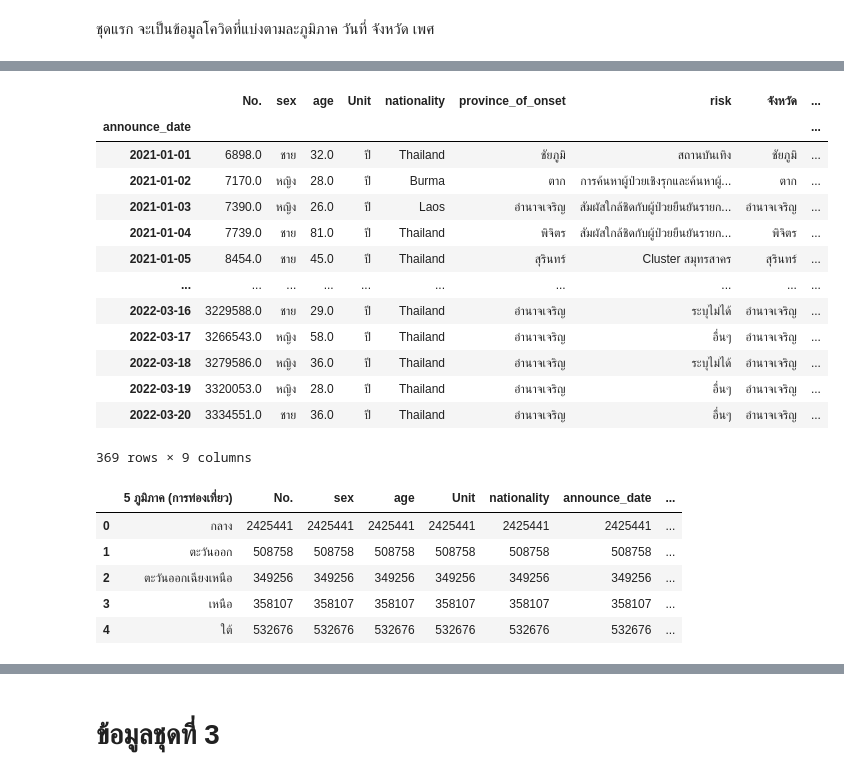
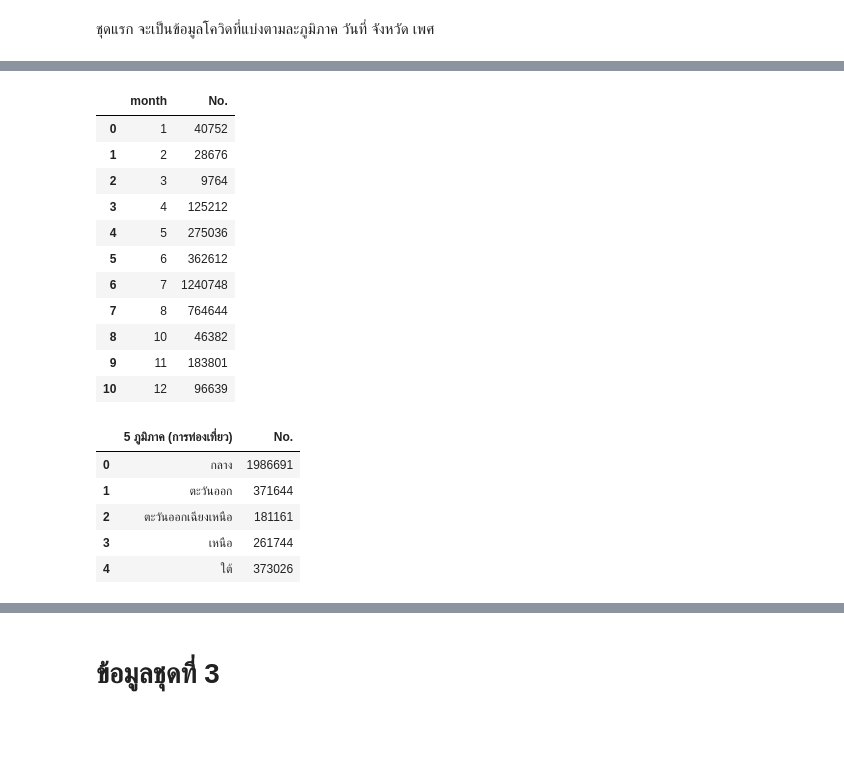
Before and after one commit to team0243/data_viz_2022, a Jupyter notebook: data_viz_project.ipynb, the cells around one changed output, grey strips where cells are left out. Saved outputs shown, nothing was run; the diff lists cells and outputs as text; code cells hidden in the pictures; blank space fills up the shorter version.

```diff
--- a/data_viz_project.ipynb
+++ b/data_viz_project.ipynb
@@ -841,3 +841,8 @@ data_cl2.head(10)
 | 7 | 1864.0 | หญิง | 46.0 | ปี | Thailand | 2020-04-02 | อำนาจเจริญ | คนไทยเดินทางกลับจากต่างประเทศ | อำนาจเจริญ | ... |
 | 8 | 6493.0 | หญิง | 37.0 | ปี | Thailand | 2020-12-30 | อำนาจเจริญ | Cluster ระยอง | อำนาจเจริญ | ... |
 | 9 | 6493.0 | หญิง | 37.0 | ปี | Thailand | 2020-12-30 | อำนาจเจริญ | Cluster ระยอง | อำนาจเจริญ | ... |
+# %%
+data_t = pd.DataFrame(data_cl2)
+data_t['announce_date'] = pd.to_datetime(data_t['announce_date'], format = "%d/%m/%Y")
+data_t['year'] = data_t['announce_date'].dt.year
+data_t['month'] = data_t['announce_date'].dt.month
@@ -844,7 +865,7 @@ data_cl2.head(10)
 # %% [markdown]
 ## ใช้ข้อมูลตั้งแต่วันที่ 1 มกราคม 2564 ถึง 20 มีนาคม 2565
 # %%
-data_cl3 = data_cl2[(data_cl2['announce_date']>='2021-01-01') & (data_cl2['announce_date']<='2022-03-20')]
+data_cl3 = data_t[(data_cl2['announce_date']>='2021-01-01') & (data_cl2['announce_date']<='2021-12-31')]
 data_cl3
 # %% [output]
 |  | No. | sex | age | Unit | nationality | announce_date | province_of_onset | risk | จังหวัด | ... |
@@ -893,28 +913,26 @@ list_of_province
 # %%
-list_of_date = data_cl3.groupby(['announce_date']).first() ## หาข้อมูลผู้ติดเชื้อโควิค-19 แบ่งตามวันที่
-list_of_date
+list_of_month = data_cl3.groupby(['month']).count().reset_index().iloc[:,:2] ## หาข้อมูลผู้ติดเชื้อโควิค-19 แบ่งตามวันที่
+list_of_month
 # %% [output]
-|  | No. | sex | age | Unit | nationality | province_of_onset | risk | จังหวัด | ... |
-| announce_date |  |  |  |  |  |  |  |  | ... |
-| 2021-01-01 | 6898.0 | ชาย | 32.0 | ปี | Thailand | ชัยภูมิ | สถานบันเทิง | ชัยภูมิ | ... |
-| 2021-01-02 | 7170.0 | หญิง | 28.0 | ปี | Burma | ตาก | การค้นหาผู้ป่วยเชิงรุกและค้นหาผู้... | ตาก | ... |
-| 2021-01-03 | 7390.0 | หญิง | 26.0 | ปี | Laos | อำนาจเจริญ | สัมผัสใกล้ชิดกับผู้ป่วยยืนยันรายก... | อำนาจเจริญ | ... |
-| 2021-01-04 | 7739.0 | ชาย | 81.0 | ปี | Thailand | พิจิตร | สัมผัสใกล้ชิดกับผู้ป่วยยืนยันรายก... | พิจิตร | ... |
-| 2021-01-05 | 8454.0 | ชาย | 45.0 | ปี | Thailand | สุรินทร์ | Cluster สมุทรสาคร | สุรินทร์ | ... |
-| ... | ... | ... | ... | ... | ... | ... | ... | ... | ... |
-| 2022-03-16 | 3229588.0 | ชาย | 29.0 | ปี | Thailand | อำนาจเจริญ | ระบุไม่ได้ | อำนาจเจริญ | ... |
-| 2022-03-17 | 3266543.0 | หญิง | 58.0 | ปี | Thailand | อำนาจเจริญ | อื่นๆ | อำนาจเจริญ | ... |
-| 2022-03-18 | 3279586.0 | หญิง | 36.0 | ปี | Thailand | อำนาจเจริญ | ระบุไม่ได้ | อำนาจเจริญ | ... |
-| 2022-03-19 | 3320053.0 | หญิง | 28.0 | ปี | Thailand | อำนาจเจริญ | อื่นๆ | อำนาจเจริญ | ... |
-| 2022-03-20 | 3334551.0 | ชาย | 36.0 | ปี | Thailand | อำนาจเจริญ | อื่นๆ | อำนาจเจริญ | ... |
+|  | month | No. |
+| 0 | 1 | 40752 |
+| 1 | 2 | 28676 |
+| 2 | 3 | 9764 |
+| 3 | 4 | 125212 |
+| 4 | 5 | 275036 |
+| 5 | 6 | 362612 |
+| 6 | 7 | 1240748 |
+| 7 | 8 | 764644 |
+| 8 | 10 | 46382 |
+| 9 | 11 | 183801 |
+| 10 | 12 | 96639 |
-369 rows × 9 columns
 # %%
-num_of_state = data_cl3.groupby(['5 ภูมิภาค (การท่องเที่ยว)']).count().reset_index() ## หาจำนวนผู้ติดเชื้อโควิค-19 แบ่งตาม 6 ภูมิภาค (ภูมิศาสตร์)
+num_of_state = data_cl3.groupby(['5 ภูมิภาค (การท่องเที่ยว)']).count().reset_index().iloc[:,:2] ## หาจำนวนผู้ติดเชื้อโควิค-19 แบ่งตาม 6 ภูมิภาค (ภูมิศาสตร์)
 num_of_state
 # %% [output]
-|  | 5 ภูมิภาค (การท่องเที่ยว) | No. | sex | age | Unit | nationality | announce_date | ... |
-| 0 | กลาง | 2425441 | 2425441 | 2425441 | 2425441 | 2425441 | 2425441 | ... |
-| 1 | ตะวันออก | 508758 | 508758 | 508758 | 508758 | 508758 | 508758 | ... |
-| 2 | ตะวันออกเฉียงเหนือ | 349256 | 349256 | 349256 | 349256 | 349256 | 349256 | ... |
-| 3 | เหนือ | 358107 | 358107 | 358107 | 358107 | 358107 | 358107 | ... |
-| 4 | ใต้ | 532676 | 532676 | 532676 | 532676 | 532676 | 532676 | ... |
+|  | 5 ภูมิภาค (การท่องเที่ยว) | No. |
+| 0 | กลาง | 1986691 |
+| 1 | ตะวันออก | 371644 |
+| 2 | ตะวันออกเฉียงเหนือ | 181161 |
+| 3 | เหนือ | 261744 |
+| 4 | ใต้ | 373026 |
```
Also changed, not shown: parts of 18 cells of this notebook.
